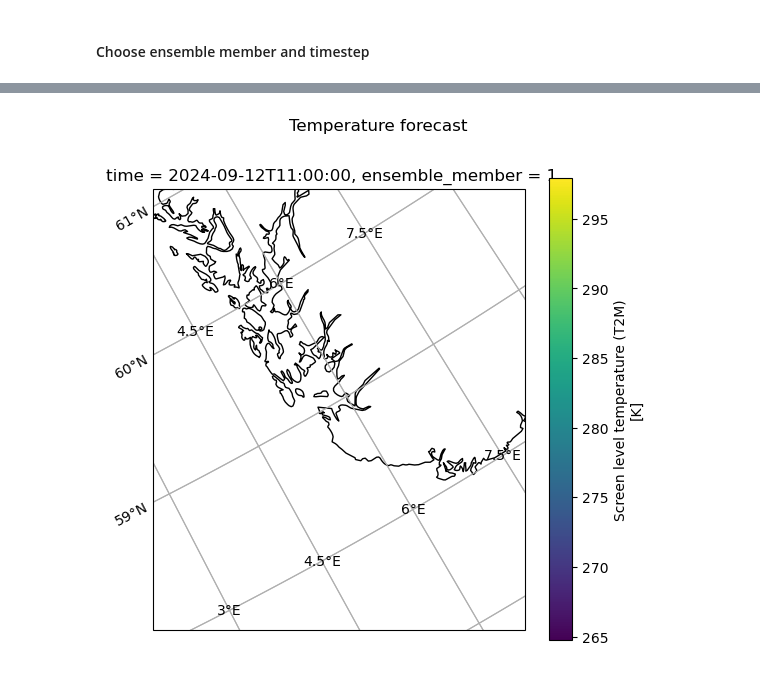
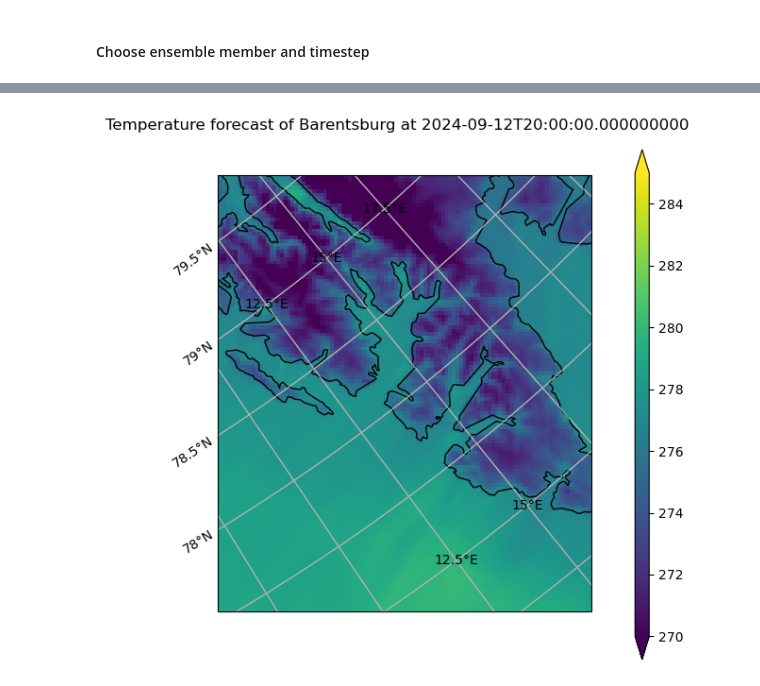
Before and after one commit to kjes4pres/GEO4902, a Jupyter notebook: Exercise 1a/1a.Script.ipynb, the cells around one changed output, grey strips where cells are left out. Drawn from its saved outputs; the diff is of its cells as text; code cells hidden in the pictures.

```diff
--- a/Exercise 1a/1a.Script.ipynb
+++ b/Exercise 1a/1a.Script.ipynb
@@ -61,9 +61,9 @@ def findindex(alat,alon,plat,plon):
 
     return (x,y)
 # %%
-# Find a specific location, for example for Stavanger
+# Find a specific location, for example for Barentsburg
 
-lon = 5.7731; lat= 58.97
+lon = 14.2110; lat= 78.0650
 [xloc,yloc] = findindex(dataset.latitude, dataset.longitude, lat, lon)
 
 t2m_point = dataset.air_temperature_2m[:,0,1,xloc,yloc]
@@ -132,7 +132,7 @@ Attributes:
     _ChunkSizes:    [  1   1   2 475 370]
 # %%
 ensemble_mem = 1
-timestep = 2
+timestep = 8
 
 t2m_area = dataset.air_temperature_2m[timestep, 0, ensemble_mem, :, :]
 # %%
@@ -167,16 +161,18 @@ projection = cy.crs.LambertConformal(central_longitude = dataset.projection_lamb
 fig = plt.figure(figsize=[6, 6])
 
 ax = plt.subplot(1, 1, 1, projection=projection)
-ax.set_extent([lon - 1.5, lon + 1.5, lat-1.5, lat+1.5], ccrs.PlateCarree())
+ax.set_extent([lon - 1.5, lon + 1.5, lat-1.5, lat+1.5], ccrs.crs.PlateCarree())
 
 ax.gridlines()
 ax.add_feature(cy.feature.COASTLINE, zorder=2)
-
+cf = ax.pcolormesh(t2m_area.longitude, t2m_area.latitude, t2m_area[:,:], transform=cy.crs.PlateCarree(), zorder=1)
+cf.set_clim(270, 285)
 gl = ax.gridlines(draw_labels=True)
 gl.top_labels   = False
 gl.right_labels = False
 
-t2m_area.plot(ax=ax, x='longitude', y='latitude', transform=ccrs.PlateCarree())
+cbaxes = fig.add_axes([0.92, 0.025, 0.025, 0.9])
+cbar = plt.colorbar(cf, cax=cbaxes, shrink=0.5, orientation='vertical', extend='both')
 
-fig.suptitle('Temperature forecast')
+fig.suptitle(f'Temperature forecast of Barentsburg at {t2m_area.time.values}')
 # %% [output]
@@ -184 +180 @@ Text(0.5, 0.98, 'Temperature forecast')
-[figure, old version]
+[figure, new version]
```
Also changed, not shown: parts of 15 cells of this notebook.
